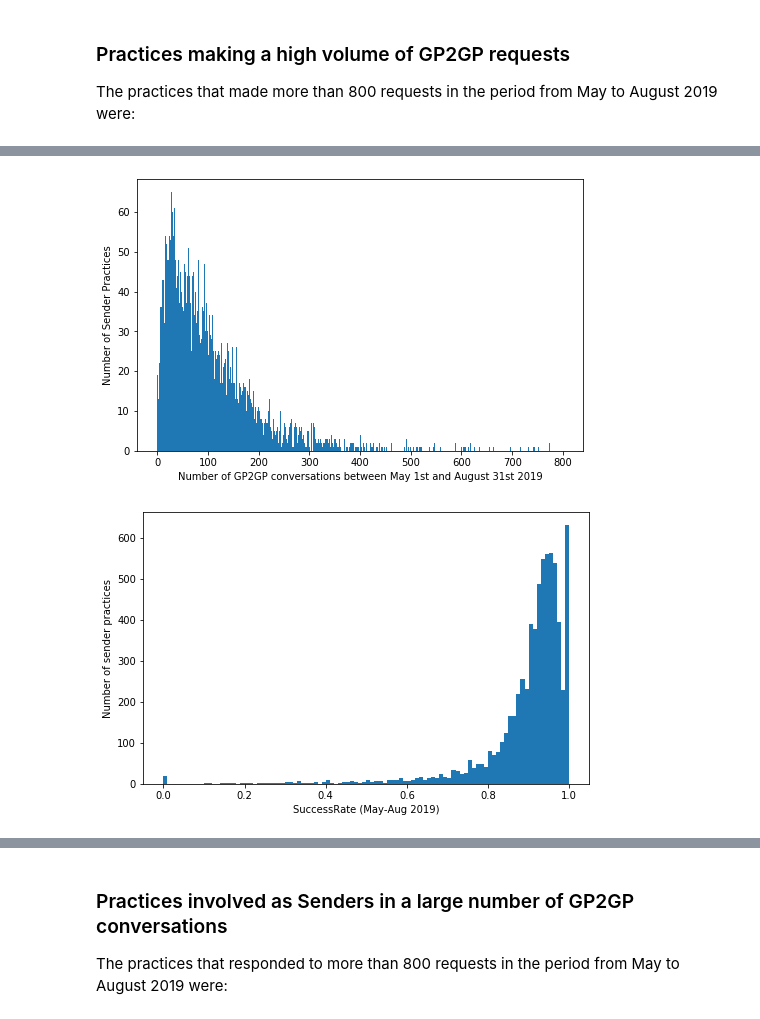
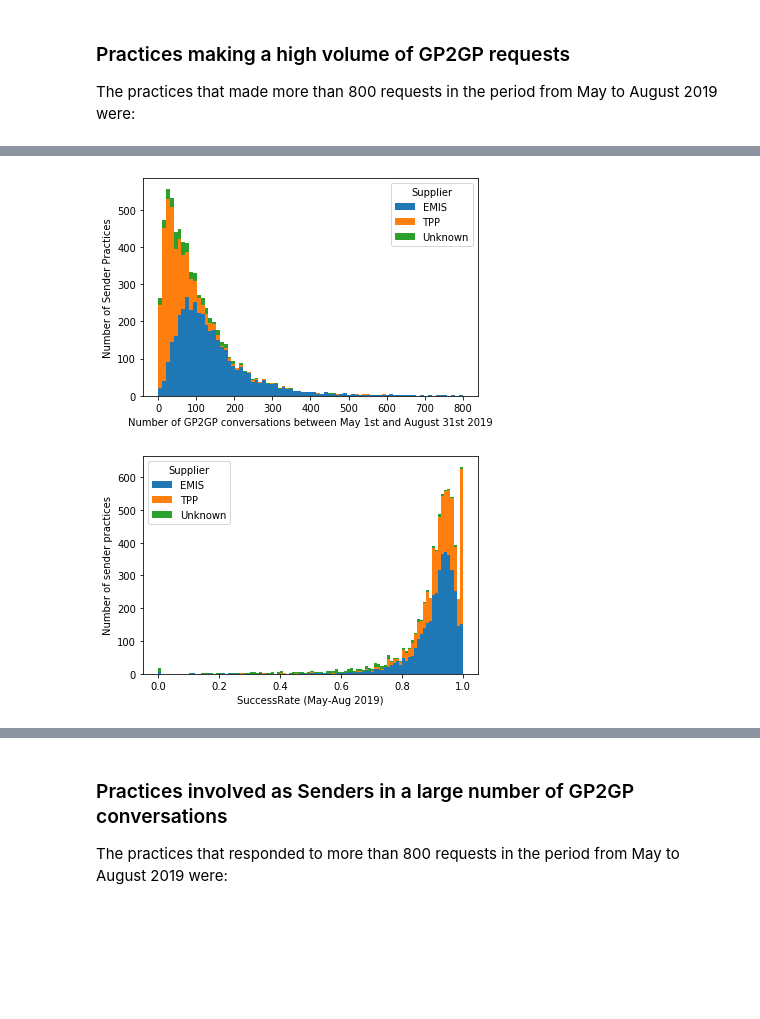
Before and after one commit to nhsconnect/prm-gp2gp-data-sandbox, a Jupyter notebook: notebooks/01-PRMT-365--GP2GP-transaction-and-failure-volume.ipynb, the cells around one changed output, grey strips where cells are left out. Cells and saved outputs as stored; diff of their text form; code cells hidden in the pictures; blank space fills up the shorter version.

```diff
--- a/notebooks/01-PRMT-365--GP2GP-transaction-and-failure-volume.ipynb
+++ b/notebooks/01-PRMT-365--GP2GP-transaction-and-failure-volume.ipynb
@@ -52,0 +51,5 @@ import data
+# %%
+supplier_mapping = pd.read_csv(
+    data.PRMT_365_ODS_Supplier_Mapping.path,
+    index_col="ODSCode"
+)
@@ -52,0 +58,15 @@ import data
+# %%
+ods_lookup = pd.read_csv(
+    data.GP_ODS_Data.path,
+    names=data.GP_ODS_Data.columns,
+    index_col="ODSCode",
+    usecols=["ODSCode","Name","NationalGrouping","HighLevelHealthGeography","Postcode",
+             "PrescribingSetting","ContactTelephoneNumber"]
+)
+
+ods_lookup = pd.merge(
+    ods_lookup, supplier_mapping,
+    how="left",
+    left_index=True,
+    right_index=True
+).fillna(value={"Supplier": "Unknown"})
@@ -165,11 +259,16 @@ ODSs = list(set(sender_view.index.get_level_values("SenderODS")))
 CompleteIndex = pd.MultiIndex.from_product([ODSs, months], names=["SenderODS", "Month"])
 sender_view = sender_view.reindex(CompleteIndex)
 # %%
-sender_view_aggregated_over_time = sender_view.groupby(by="SenderODS").sum()[
-    ["RequestCount", "IntegratedCount", "SuppressedCount", "SuccessCount"]
-]
-sender_view_aggregated_over_time["SuccessRate"] = (sender_view_aggregated_over_time["SuccessCount"]
-                                                      /sender_view_aggregated_over_time["RequestCount"])
+sender_view_aggregated_over_time = (
+    sender_view
+    .groupby(by="SenderODS")
+    .sum()
+    [["RequestCount", "IntegratedCount", "SuppressedCount", "SuccessCount"]]
+)
+sender_view_aggregated_over_time["SuccessRate"] = (
+    sender_view_aggregated_over_time["SuccessCount"]
+    /sender_view_aggregated_over_time["RequestCount"]
+)
 sender_view_aggregated_over_time = pd.merge(
     sender_view_aggregated_over_time, ods_lookup,
     how="inner",
@@ -177,17 +276,18 @@ sender_view_aggregated_over_time = pd.merge(
     right_index=True
 )
 # %%
-plt.figure(figsize=(8,5))
-plt.hist(sender_view_aggregated_over_time["RequestCount"], bins=np.linspace(0,800,800));
+(sender_view_aggregated_over_time
+ .pivot(columns="Supplier", values="RequestCount")
+ .plot.hist(stacked=True, bins=np.linspace(0,800,80)));
 plt.xlabel("Number of GP2GP conversations between May 1st and August 31st 2019");
 plt.ylabel("Number of Sender Practices");
 # %% [output]
-[figure, old version]
+[figure, new version]
 # %%
-plt.figure(figsize=(8,5))
-plt.hist(list(sender_view_aggregated_over_time.sort_values(by="SuccessRate", ascending=True)["SuccessRate"]),
-         bins=100);
+(sender_view_aggregated_over_time
+ .pivot(columns="Supplier", values="SuccessRate")
+ .plot.hist(stacked=True, bins=100))
 plt.xlabel("SuccessRate (May-Aug 2019)");
 plt.ylabel("Number of sender practices");
 # %% [output]
-[figure, old version]
+[figure, new version]
```
Also changed, not shown: parts of 29 cells of this notebook, 2 other files.
